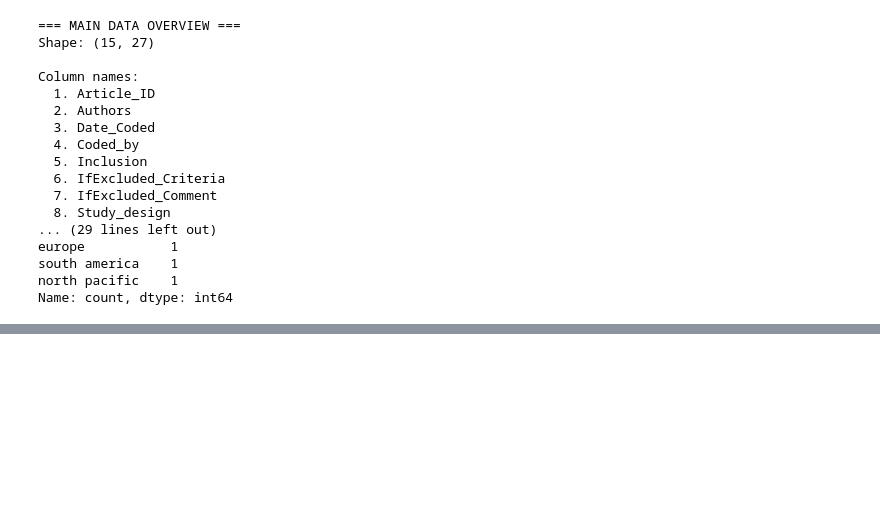
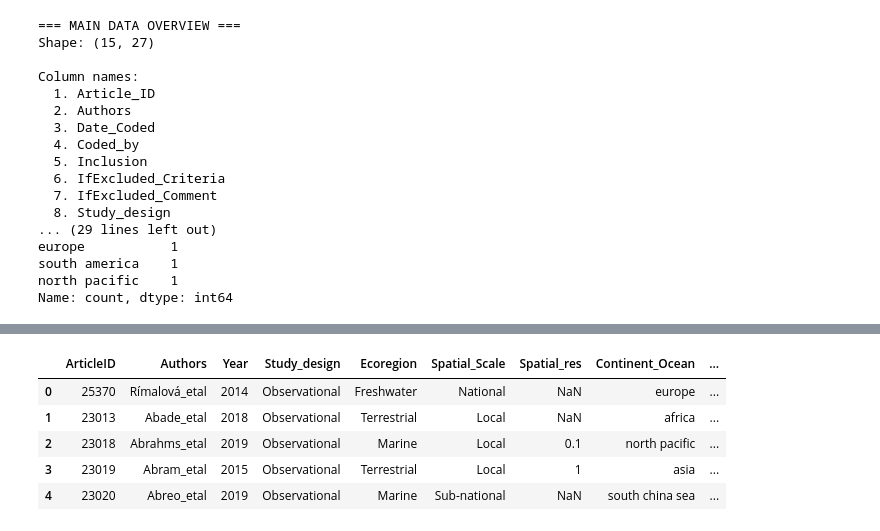
Before and after one commit to Biodiversity-Literature-Dashboard/Main_Repository, a Jupyter notebook: notebooks/data_exploration.ipynb, the cells around one changed output, grey strips where cells are left out. Drawn from its saved outputs; the diff is of its cells as text; code cells hidden in the pictures; blank space fills up the shorter version.

Commit message:
Integrate Ridley threats into dashboard dataset and document exploration

```diff
--- a/notebooks/data_exploration.ipynb
+++ b/notebooks/data_exploration.ipynb
@@ -349,0 +368,10 @@ else:
+# %%
+df_dashboard = pd.read_csv("../data/processed/ridley_articles_dashboard.csv")
+df_dashboard.head()
+# %% [output]
+|  | ArticleID | Authors | Year | Study_design | Ecoregion | Spatial_Scale | Spatial_res | Continent_Ocean | ... |
+| 0 | 25370 | Rímalová_etal | 2014 | Observational | Freshwater | National | NaN | europe | ... |
+| 1 | 23013 | Abade_etal | 2018 | Observational | Terrestrial | Local | NaN | africa | ... |
+| 2 | 23018 | Abrahms_etal | 2019 | Observational | Marine | Local | 0.1 | north pacific | ... |
+| 3 | 23019 | Abram_etal | 2015 | Observational | Terrestrial | Local | 1 | asia | ... |
+| 4 | 23020 | Abreo_etal | 2019 | Observational | Marine | Sub-national | NaN | south china sea | ... |
```
Also changed, not shown: parts of 16 cells of this notebook, 1 other file.
